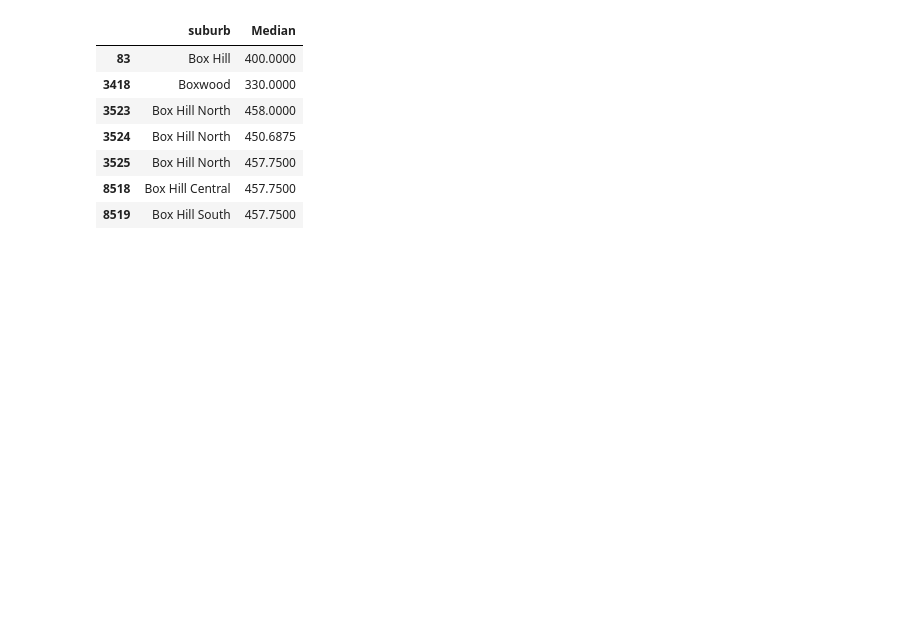
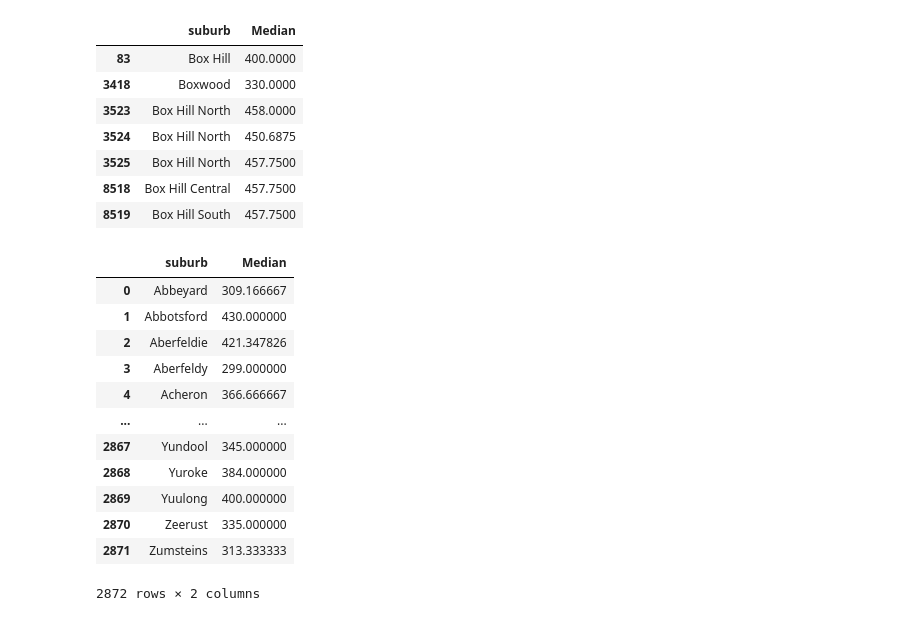
Before and after one commit to GuyDavis1/Week-9-Homework, a Jupyter notebook: data/cleaning.ipynb, the cells around one changed output. Saved outputs shown, nothing was run; the diff lists cells and outputs as text; code cells hidden in the pictures; blank space fills up the shorter version.

```diff
--- a/data/cleaning.ipynb
+++ b/data/cleaning.ipynb
@@ -250,0 +251,16 @@ merged[["suburb","Median"]].to_csv("suburb_rents.csv")
+# %%
+merged=merged[["suburb","Median"]][~merged.Median.isnull()].groupby("suburb").Median.median().reset_index()
+# %% [output]
+|  | suburb | Median |
+| 0 | Abbeyard | 309.166667 |
+| 1 | Abbotsford | 430.000000 |
+| 2 | Aberfeldie | 421.347826 |
+| 3 | Aberfeldy | 299.000000 |
+| 4 | Acheron | 366.666667 |
+| ... | ... | ... |
+| 2867 | Yundool | 345.000000 |
+| 2868 | Yuroke | 384.000000 |
+| 2869 | Yuulong | 400.000000 |
+| 2870 | Zeerust | 335.000000 |
+| 2871 | Zumsteins | 313.333333 |
+2872 rows × 2 columns
```
Also changed, not shown: parts of 1 cell of this notebook.
